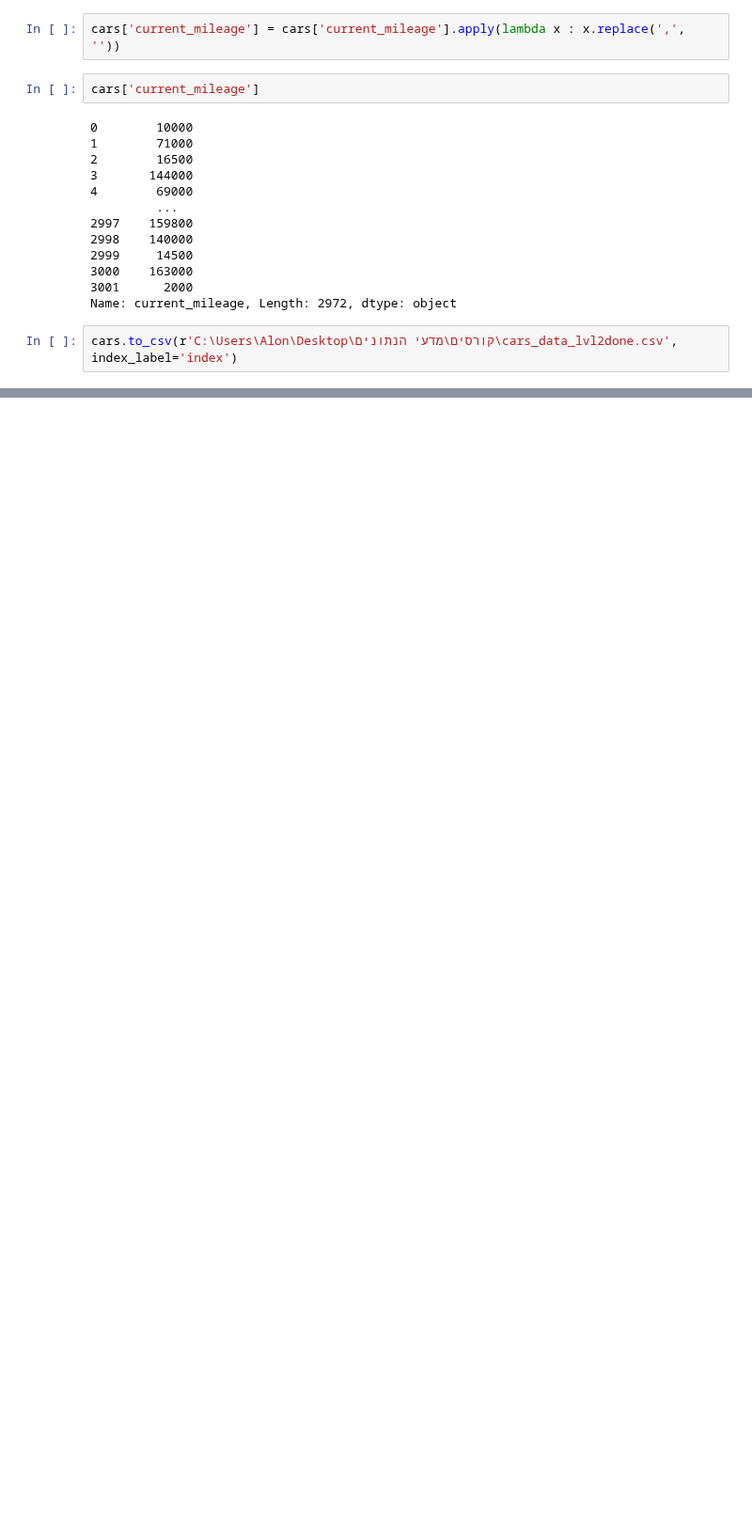
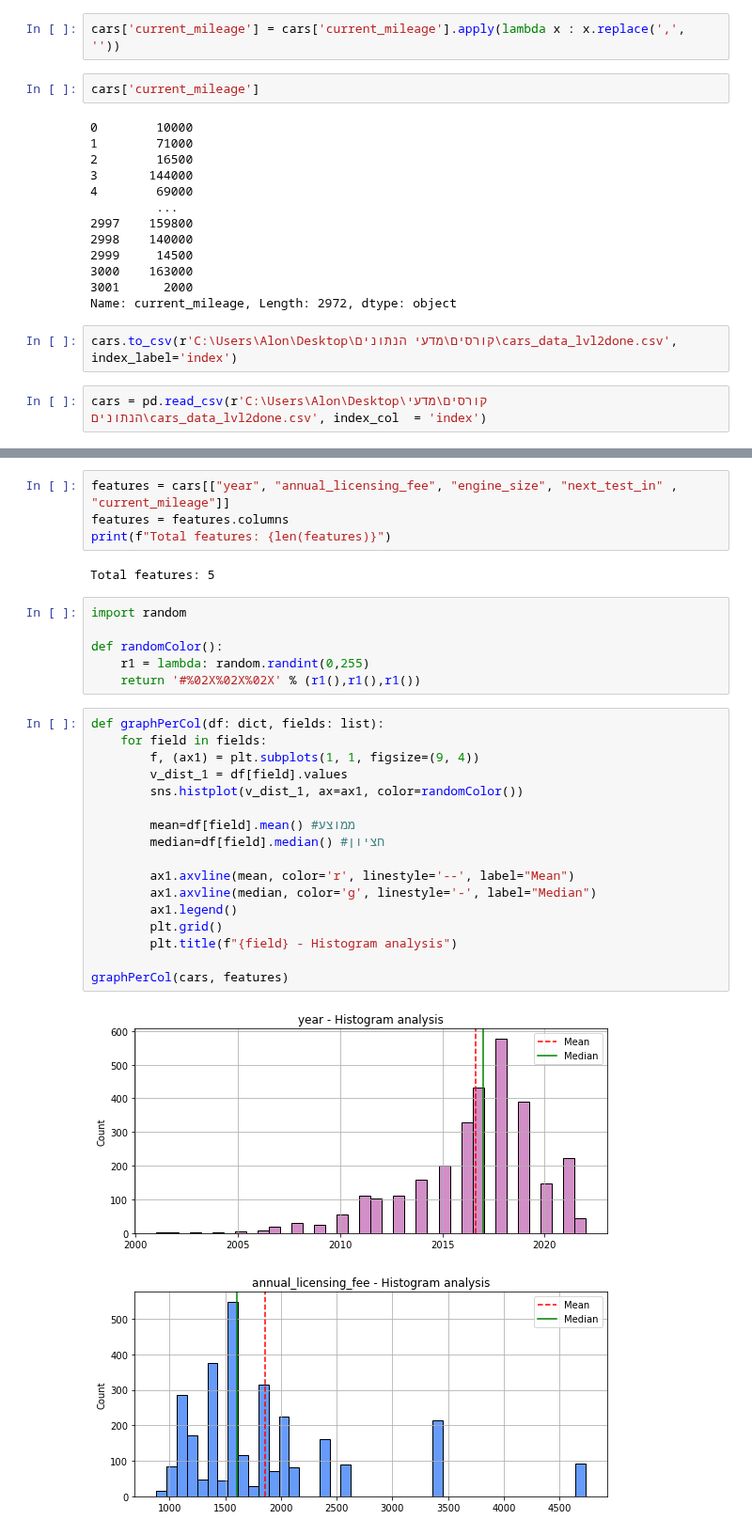
Before and after one commit to OrenAviya/project-semester-a, a Jupyter notebook: 2.ClearingData.ipynb, the cells around one changed output, grey strips where cells are left out. Shown at 94% size. Drawn from its saved outputs; the diff is of its cells as text; blank space fills up the shorter version.

```diff
--- a/2.ClearingData.ipynb
+++ b/2.ClearingData.ipynb
@@ -611,3 +611,5 @@ cars['current_mileage']
 Name: current_mileage, Length: 2972, dtype: object
 # %%
 cars.to_csv(r'C:\Users\Alon\Desktop\קורסים\מדעי הנתונים\cars_data_lvl2done.csv', index_label='index')
+# %%
+cars = pd.read_csv(r'C:\Users\Alon\Desktop\קורסים\מדעי הנתונים\cars_data_lvl2done.csv', index_col  = 'index')
@@ -613,0 +634,32 @@ cars.to_csv(r'C:\Users\Alon\Desktop\קורסים\מדעי הנתונים\cars_da
+# %%
+features = cars[["year", "annual_licensing_fee", "engine_size", "next_test_in" , "current_mileage"]]
+features = features.columns
+print(f"Total features: {len(features)}")
+# %% [output]
+Total features: 5
+# %%
+import random
+
+def randomColor():
+    r1 = lambda: random.randint(0,255)
+    return '#%02X%02X%02X' % (r1(),r1(),r1())
+# %%
+def graphPerCol(df: dict, fields: list):
+    for field in fields:
+        f, (ax1) = plt.subplots(1, 1, figsize=(9, 4))
+        v_dist_1 = df[field].values
+        sns.histplot(v_dist_1, ax=ax1, color=randomColor())
+
+        mean=df[field].mean() #ממוצע
+        median=df[field].median() #חציון
+
+        ax1.axvline(mean, color='r', linestyle='--', label="Mean")
+        ax1.axvline(median, color='g', linestyle='-', label="Median")
+        ax1.legend()
+        plt.grid()
+        plt.title(f"{field} - Histogram analysis")
+
+graphPerCol(cars, features)
+# %% [output]
+[figure, added]
+[figure, added]
```
Also changed, not shown: parts of 10 cells of this notebook.
